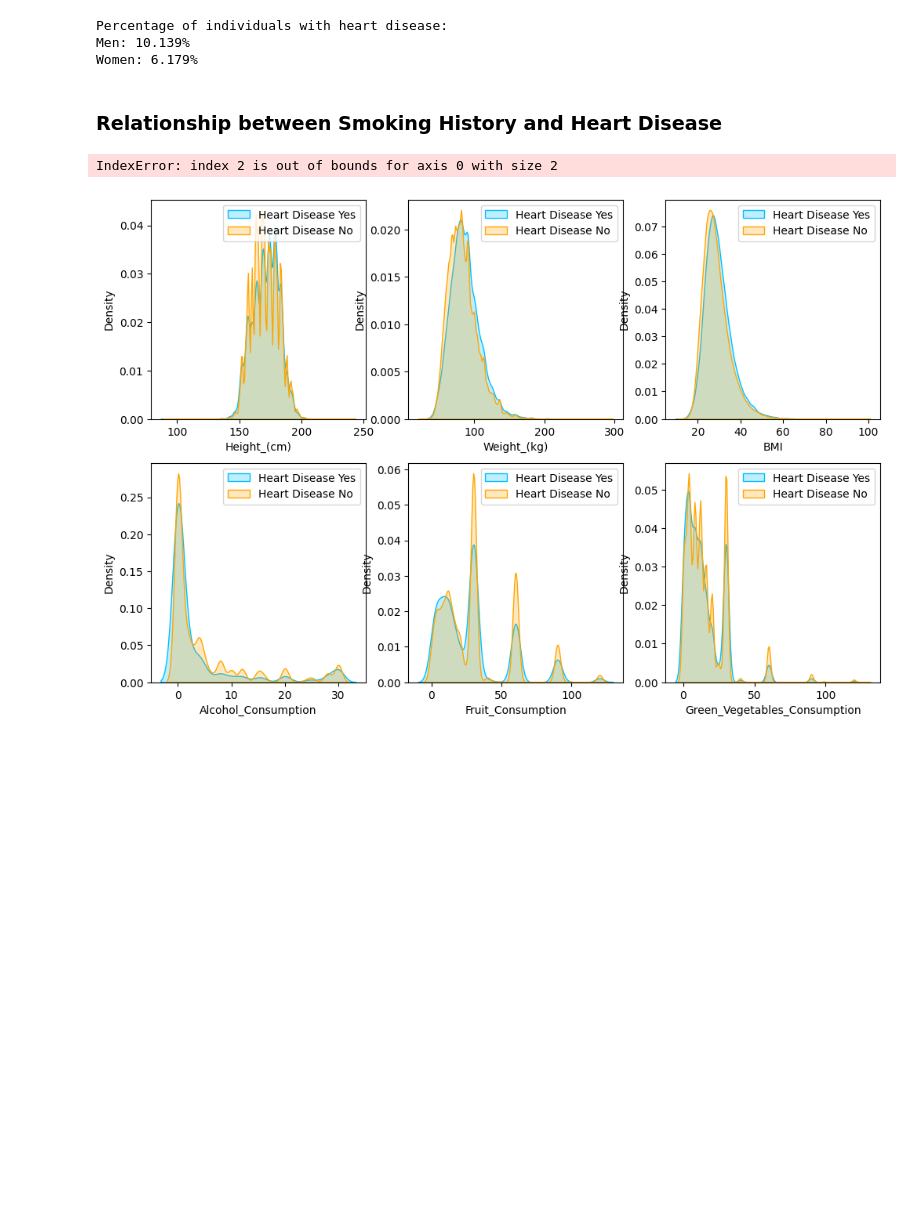
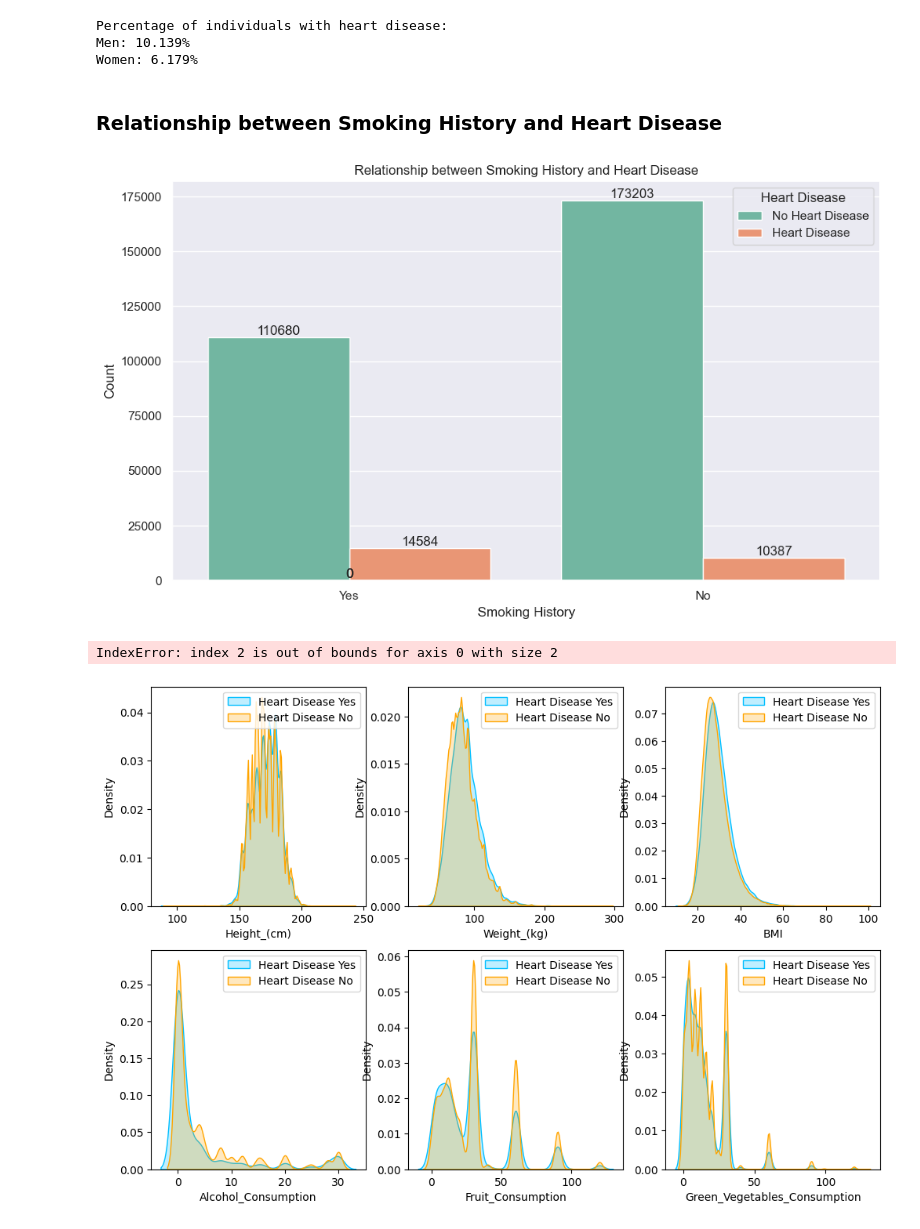
Before and after one commit to Sara18Santos/ProjetoIAA, a Jupyter notebook: Data Analysis.ipynb, the cells around one changed output. Saved outputs shown, nothing was run; the diff lists cells and outputs as text; code cells hidden in the pictures; blank space fills up the shorter version.

```diff
--- a/Data Analysis.ipynb
+++ b/Data Analysis.ipynb
@@ -300,16 +300,25 @@ Women: 6.179%
 ### Relationship between Smoking History and Heart Disease
 # %%
 plt.figure(figsize=(10, 6))
-ax = sns.countplot(x='cp', hue='Heart_Disease', data=df)
-plt.xlabel('Chest Pain Type')
+sns.set_style("darkgrid")
+ax = sns.countplot(x='Smoking_History', hue='Heart_Disease', data=df, palette='Set2')
+
+plt.xlabel('Smoking History')
 plt.ylabel('Count')
-plt.title('Relationship between Smoking History and Heart Disease ')
-plt.legend(['No Heart Disease', 'Heart Disease'])
-plt.xticks(range(0, 1), ['Yes', 'No'])
+plt.title('Relationship between Smoking History and Heart Disease')
+plt.legend(['No Heart Disease', 'Heart Disease'], title='Heart Disease')
+plt.xticks()
+
 for p in ax.patches:
     height = p.get_height()
-    ax.annotate(str(int(height)), (p.get_x() + p.get_width() / 2., height), ha='center', va='bottom')
+    ax.annotate(str(int(height)), (p.get_x() + p.get_width() / 2., height),
+                ha='center', va='bottom')
+
+plt.tight_layout()
+plt.savefig(os.path.join("visualizations", "heart_disease_smoking_history.png"), dpi=300)
 plt.show()
+# %% [output]
+[figure, added]
 # %%
 positive = df[df["Heart_Disease"] == "Yes"]
 negative = df[df["Heart_Disease"] == "No"]
```
Also changed, not shown: 1 other file.
